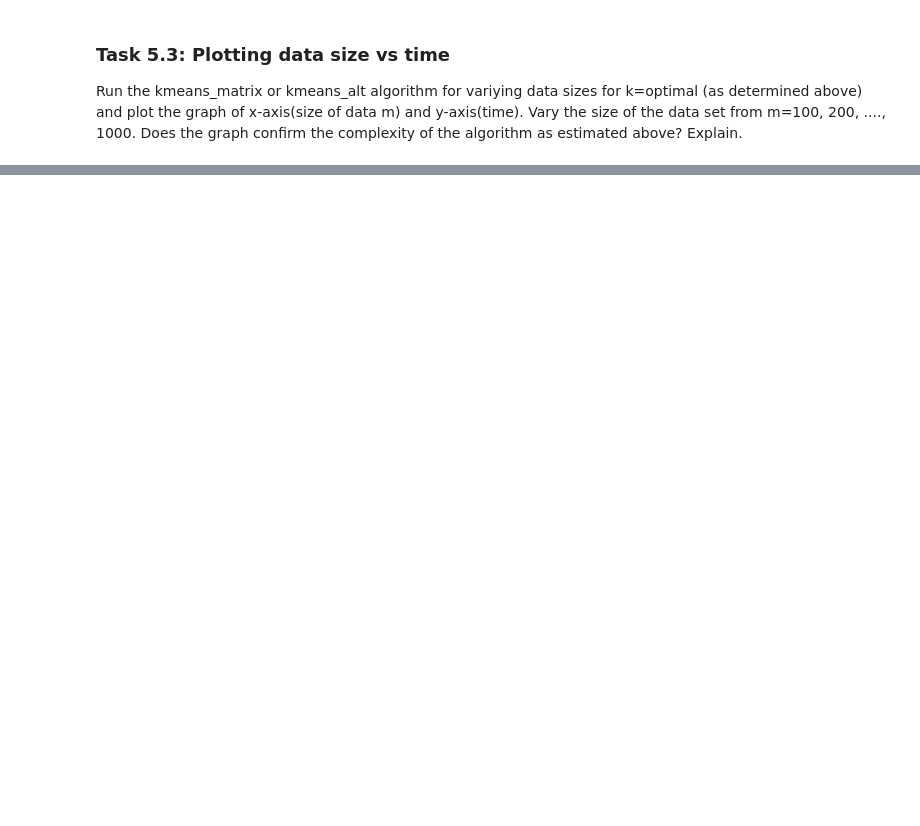
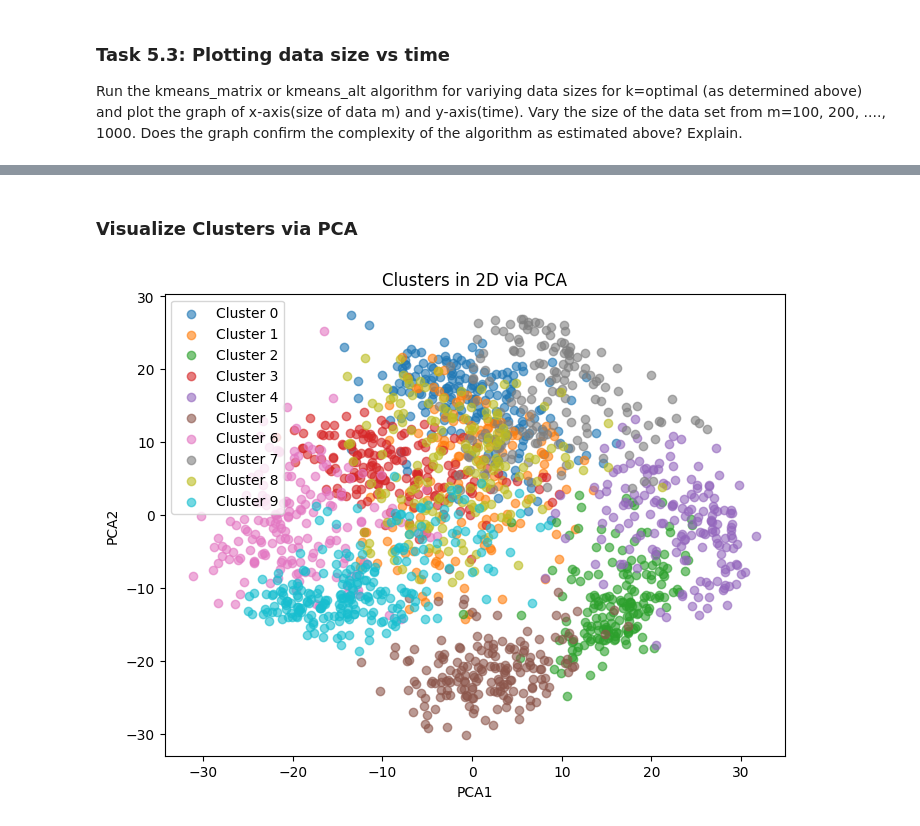
Before and after one commit to 20foakley/Data-Science-Coursework, a Jupyter notebook: S24 - Lab 5 - V2 Image Clustering - Release (4).ipynb, the cells around one changed output, grey strips where cells are left out. Cells and saved outputs as stored; diff of their text form; code cells hidden in the pictures; blank space fills up the shorter version.

```diff
--- a/S24 - Lab 5 - V2 Image Clustering - Release (4).ipynb
+++ b/S24 - Lab 5 - V2 Image Clustering - Release (4).ipynb
@@ -677,0 +738,29 @@ I found that while the lab and questions were interesting, I spent hours of time
+# %% [markdown]
+### Visualize Clusters via PCA
+# %%
+from sklearn.decomposition import PCA
+import matplotlib.pyplot as plt
+from sklearn.cluster import KMeans
+
+# Since our digits are 64 dimensional, if we want to visualize them on a 2D plane,
+# we have to reduce them to 2 dimensional vectors via PCA
+pca = PCA(n_components=2)
+X_2d = pca.fit_transform(flatten_images)
+
+# Run KMeans
+k = 10
+kmeans = KMeans(n_clusters=k, random_state=42)
+labels = kmeans.fit_predict(flatten_images)
+
+# Plot clusters
+plt.figure(figsize=(8,6))
+for cluster in range(k):
+    cluster_points = X_2d[labels == cluster]
+    plt.scatter(cluster_points[:,0], cluster_points[:,1], label=f'Cluster {cluster}', alpha=0.6)
+plt.legend()
+plt.title("Clusters in 2D via PCA")
+plt.xlabel("PCA1")
+plt.ylabel("PCA2")
+plt.show()
+# %% [output]
+[figure, added]
```
Also changed, not shown: parts of 24 cells of this notebook.
